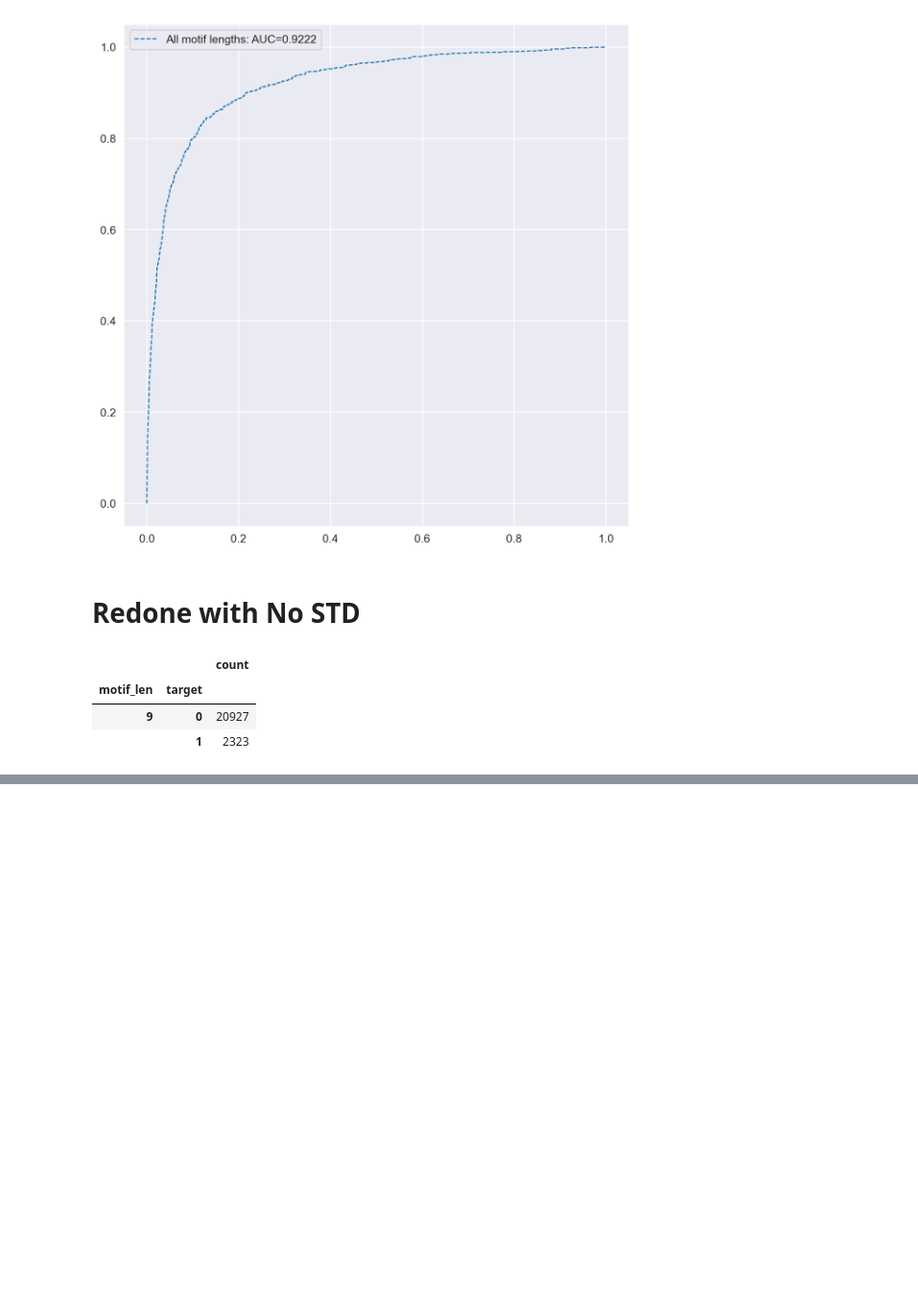
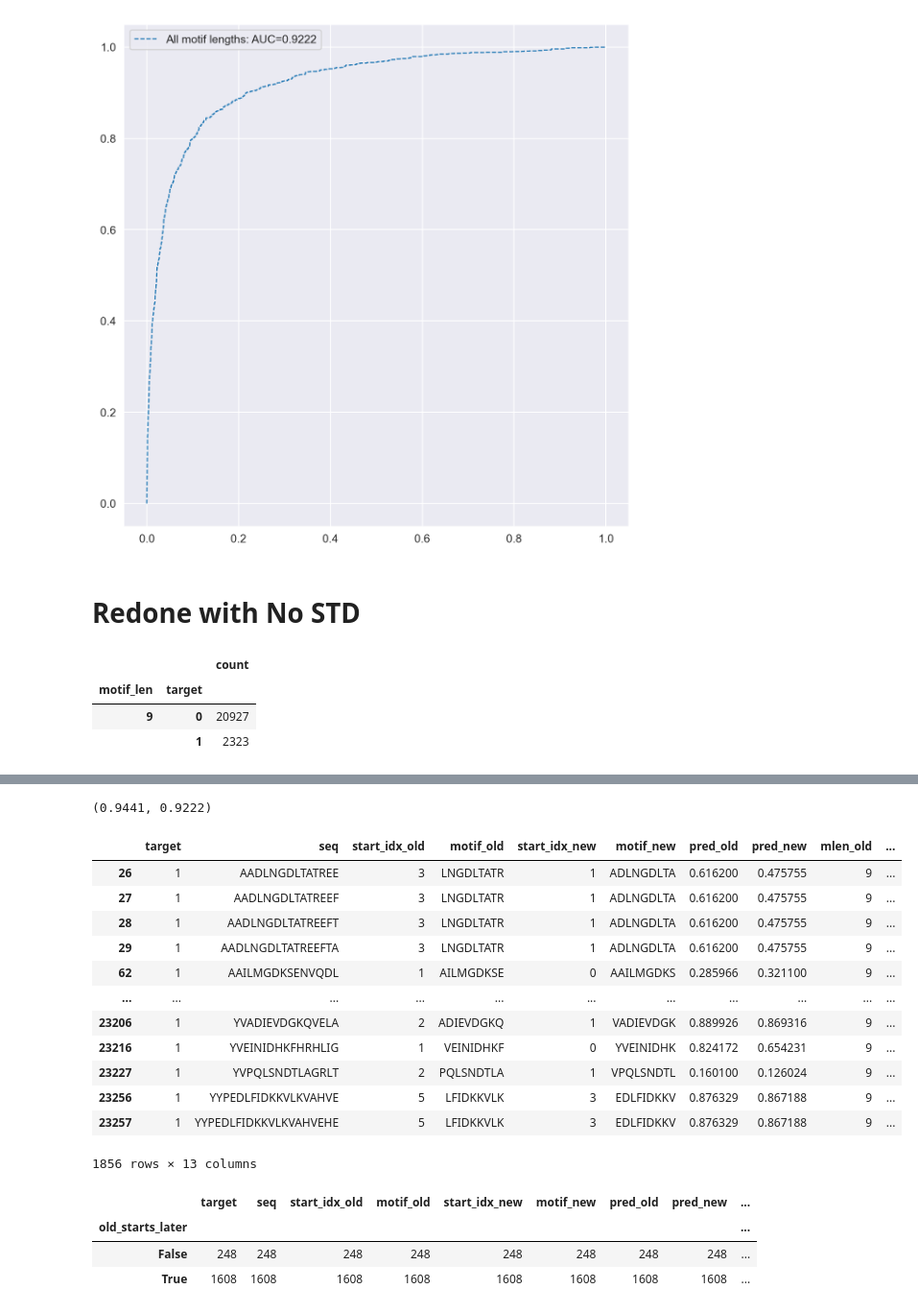
Before and after one commit to richieYT-wan/PyNNalign, a Jupyter notebook: notebooks/230525_fix_motif_len.ipynb, the cells around one changed output, grey strips where cells are left out. Shown at 96% size. Drawn from its saved outputs; the diff is of its cells as text; code cells hidden in the pictures; blank space fills up the shorter version.

```diff
--- a/notebooks/230525_fix_motif_len.ipynb
+++ b/notebooks/230525_fix_motif_len.ipynb
@@ -374,0 +485,7 @@ preds['motif'].to_csv(f'{PATH}pred_motif_both.txt', index=False,header=None)
+# %%
+cols = ['target','seq','start_idx','motif','mlen','pred']
+# %%
+merged=pd.merge(old_preds[cols], new_preds[cols], left_on=['seq', 'target'], right_on = ['seq', 'target'],
+        suffixes=['_old', '_new'])
+merged['diff']=merged['motif_old']!=merged['motif_new']
+merged = merged[['target','seq','start_idx_old','motif_old','start_idx_new','motif_new','pred_old','pred_new', 'mlen_old','mlen_new','diff']]
@@ -374,0 +506,30 @@ preds['motif'].to_csv(f'{PATH}pred_motif_both.txt', index=False,header=None)
+# %%
+round(roc_auc_score(merged['target'],merged['pred_old']),4) ,round(roc_auc_score(merged['target'],merged['pred_new']),4)
+# %% [output]
+(0.9441, 0.9222)
+# %%
+diff9mers=merged.query('diff and mlen_old==9 and target==1')
+diff9mers['delta_start'] = abs(diff9mers['start_idx_old']-diff9mers['start_idx_new'])
+diff9mers['old_starts_later'] = diff9mers['start_idx_old']>diff9mers['start_idx_new']
+diff9mers
+# %% [output]
+|  | target | seq | start_idx_old | motif_old | start_idx_new | motif_new | pred_old | pred_new | mlen_old | ... |
+| 26 | 1 | AADLNGDLTATREE | 3 | LNGDLTATR | 1 | ADLNGDLTA | 0.616200 | 0.475755 | 9 | ... |
+| 27 | 1 | AADLNGDLTATREEF | 3 | LNGDLTATR | 1 | ADLNGDLTA | 0.616200 | 0.475755 | 9 | ... |
+| 28 | 1 | AADLNGDLTATREEFT | 3 | LNGDLTATR | 1 | ADLNGDLTA | 0.616200 | 0.475755 | 9 | ... |
+| 29 | 1 | AADLNGDLTATREEFTA | 3 | LNGDLTATR | 1 | ADLNGDLTA | 0.616200 | 0.475755 | 9 | ... |
+| 62 | 1 | AAILMGDKSENVQDL | 1 | AILMGDKSE | 0 | AAILMGDKS | 0.285966 | 0.321100 | 9 | ... |
+| ... | ... | ... | ... | ... | ... | ... | ... | ... | ... | ... |
+| 23206 | 1 | YVADIEVDGKQVELA | 2 | ADIEVDGKQ | 1 | VADIEVDGK | 0.889926 | 0.869316 | 9 | ... |
+| 23216 | 1 | YVEINIDHKFHRHLIG | 1 | VEINIDHKF | 0 | YVEINIDHK | 0.824172 | 0.654231 | 9 | ... |
+| 23227 | 1 | YVPQLSNDTLAGRLT | 2 | PQLSNDTLA | 1 | VPQLSNDTL | 0.160100 | 0.126024 | 9 | ... |
+| 23256 | 1 | YYPEDLFIDKKVLKVAHVE | 5 | LFIDKKVLK | 3 | EDLFIDKKV | 0.876329 | 0.867188 | 9 | ... |
+| 23257 | 1 | YYPEDLFIDKKVLKVAHVEHE | 5 | LFIDKKVLK | 3 | EDLFIDKKV | 0.876329 | 0.867188 | 9 | ... |
+1856 rows × 13 columns
+# %%
+diff9mers.groupby('old_starts_later').count()
+# %% [output]
+|  | target | seq | start_idx_old | motif_old | start_idx_new | motif_new | pred_old | pred_new | ... |
+| old_starts_later |  |  |  |  |  |  |  |  | ... |
+| False | 248 | 248 | 248 | 248 | 248 | 248 | 248 | 248 | ... |
+| True | 1608 | 1608 | 1608 | 1608 | 1608 | 1608 | 1608 | 1608 | ... |
```
Also changed, not shown: parts of 12 cells of this notebook, 21 other files.
